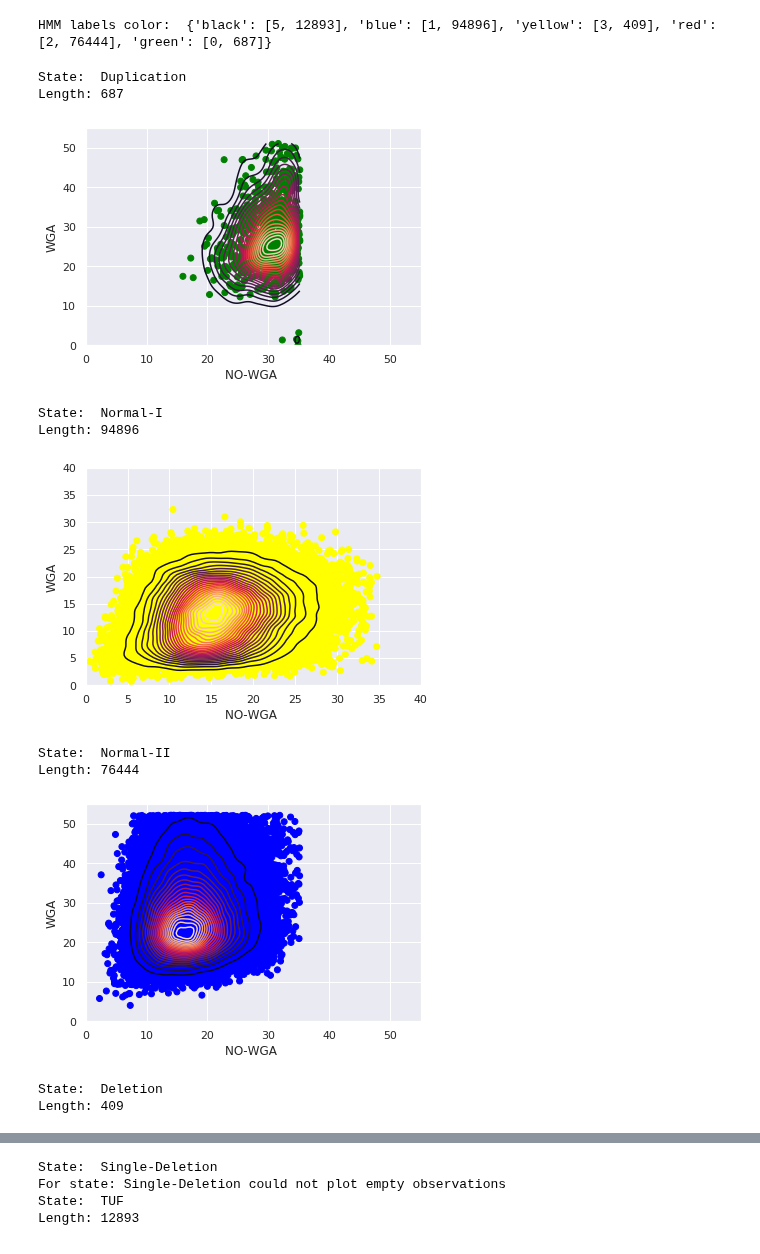
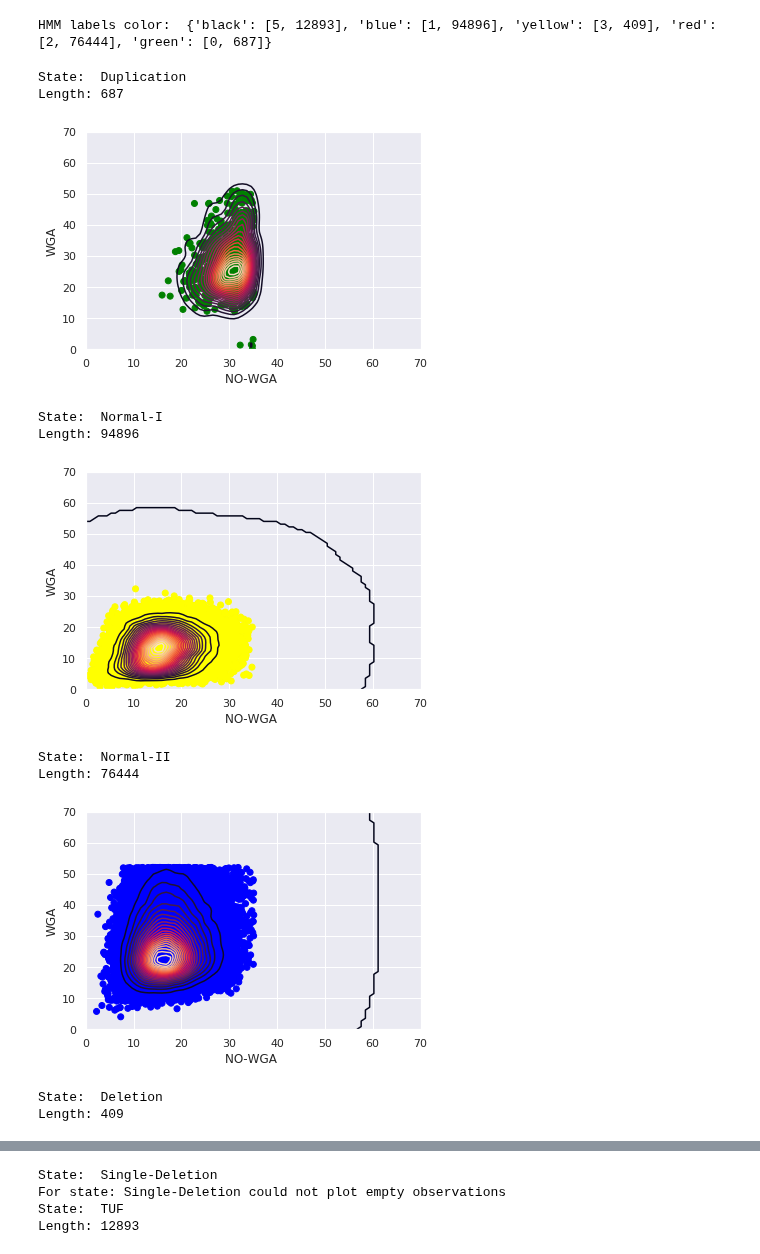
Before and after one commit to pockerman/hidden_markov_modeling, a Jupyter notebook: stories/story_15.ipynb, the cells around one changed output, grey strips where cells are left out. Saved outputs shown, nothing was run; the diff lists cells and outputs as text; code cells hidden in the pictures.

```diff
--- a/stories/story_15.ipynb
+++ b/stories/story_15.ipynb
@@ -267,7 +267,7 @@ for state in states_map:
     x = [item[0] for item in xdata]
     y = [item[0] for item in ydata]
     #print(samples)
-    plt.hist2d(x, y,
+    plt.hist2d(y, x,
                  bins=[n_bins, n_bins], cmap='Blues', density=False,
                  #cmax=1000,
                  #cmin=0,
@@ -747,45 +747,48 @@ for label in hmm_states_to_labels:
 
         # plot the observations
         plt.scatter(state_no_wga_obs, state_wga_obs,  color=colors)
 
         kernel= kde.gaussian_kde(np.vstack([state_no_wga_obs, state_wga_obs]))
-        xi, yi = np.mgrid[min(state_no_wga_obs):max(state_no_wga_obs):nbins*1j,
-                               min(state_wga_obs):max(state_wga_obs):nbins*1j]
+        #xi, yi = np.mgrid[min(state_no_wga_obs):max(state_no_wga_obs):nbins*1j,
+        #                       min(state_wga_obs):max(state_wga_obs):nbins*1j]
+
+        xi, yi = np.mgrid[min([0.0]):max([70.0]):nbins*1j,
+                               min([0.0]):max([70.0]):nbins*1j]
 
         zi = kernel(np.vstack([xi.flatten(), yi.flatten()]))
         plt.contour(xi, yi, zi.reshape(xi.shape), 24 )
 
         plt.xlabel("NO-WGA ")
         plt.ylabel("WGA")
 
         if label == "Duplication":
             plt.xlim(0.0, 70.0)
             plt.ylim(0.0, 70.0)
         if label == "Normal-I":
             plt.xlim(0.0, 70.0)
             plt.ylim(0.0, 70.0)
         if label == "Normal-II":
-            plt.xlim(0.0, 55.0)
-            plt.ylim(0.0, 55.0)
+            plt.xlim(0.0, 70.0)
+            plt.ylim(0.0, 70.0)
         if label == "Deletion":
-            plt.xlim(0.0, 10.0)
-            plt.ylim(0.0, 10.0)
+            plt.xlim(0.0, 70.0)
+            plt.ylim(0.0, 70.0)
         if label == "TUF":
-            plt.xlim(0.0, 40.0)
-            plt.ylim(0.0, 40.0)
+            plt.xlim(0.0, 70.0)
+            plt.ylim(0.0, 70.0)
 
         plt.show()
     else:
         print("For state: {0} could not plot empty observations".format(label))
 # %% [output]
 State:  Duplication
 Length: 687
-[figure, old version]
+[figure, new version]
 State:  Normal-I
 Length: 94896
-[figure, old version]
+[figure, new version]
 State:  Normal-II
 Length: 76444
-[figure, old version]
+[figure, new version]
 State:  Deletion
 Length: 409
```
Also changed, not shown: parts of 3 cells of this notebook.
